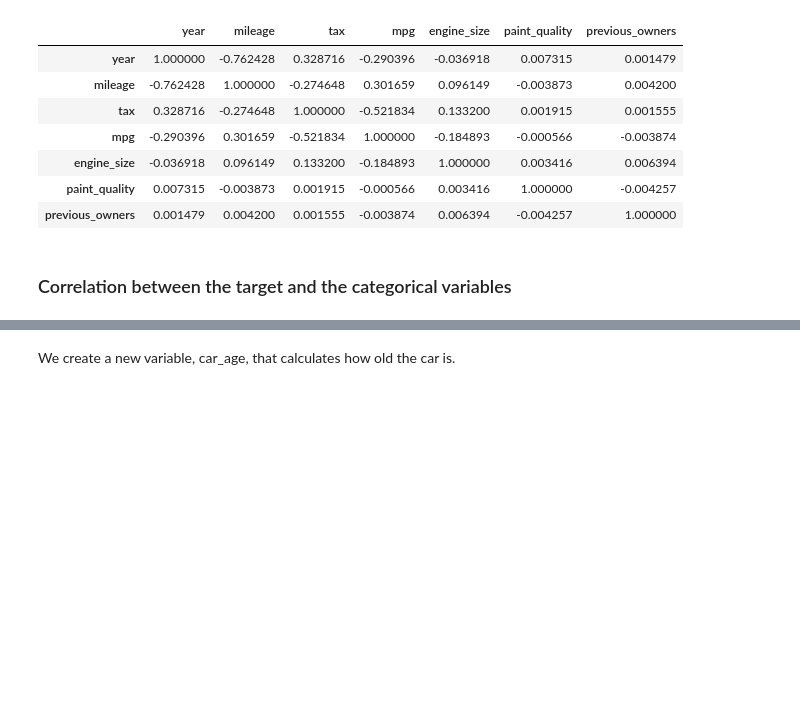
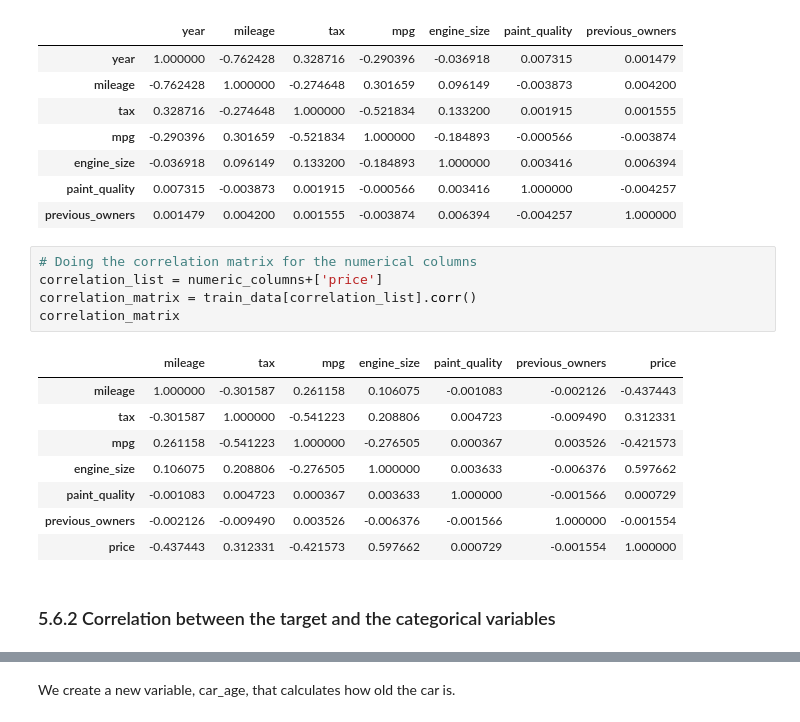
Before and after one commit to TheFriendlyTwin/Group14-Cars4You-Project, a Jupyter notebook: todo_28.10.ipynb, the cells around one changed output, grey strips where cells are left out. Cells and saved outputs as stored; diff of their text form; blank space fills up the shorter version.

```diff
--- a/todo_28.10.ipynb
+++ b/todo_28.10.ipynb
@@ -1336,5 +1396,19 @@ X_train.drop(columns = ['brand', 'model', 'transmission', 'fuel_type', 'has_dama
 | engine_size | -0.036918 | 0.096149 | 0.133200 | -0.184893 | 1.000000 | 0.003416 | 0.006394 |
 | paint_quality | 0.007315 | -0.003873 | 0.001915 | -0.000566 | 0.003416 | 1.000000 | -0.004257 |
 | previous_owners | 0.001479 | 0.004200 | 0.001555 | -0.003874 | 0.006394 | -0.004257 | 1.000000 |
+# %%
+# Doing the correlation matrix for the numerical columns
+correlation_list = numeric_columns+['price']
+correlation_matrix = train_data[correlation_list].corr()
+correlation_matrix
+# %% [output]
+|  | mileage | tax | mpg | engine_size | paint_quality | previous_owners | price |
+| mileage | 1.000000 | -0.301587 | 0.261158 | 0.106075 | -0.001083 | -0.002126 | -0.437443 |
+| tax | -0.301587 | 1.000000 | -0.541223 | 0.208806 | 0.004723 | -0.009490 | 0.312331 |
+| mpg | 0.261158 | -0.541223 | 1.000000 | -0.276505 | 0.000367 | 0.003526 | -0.421573 |
+| engine_size | 0.106075 | 0.208806 | -0.276505 | 1.000000 | 0.003633 | -0.006376 | 0.597662 |
+| paint_quality | -0.001083 | 0.004723 | 0.000367 | 0.003633 | 1.000000 | -0.001566 | 0.000729 |
+| previous_owners | -0.002126 | -0.009490 | 0.003526 | -0.006376 | -0.001566 | 1.000000 | -0.001554 |
+| price | -0.437443 | 0.312331 | -0.421573 | 0.597662 | 0.000729 | -0.001554 | 1.000000 |
 # %% [markdown]
-### Correlation between the target and the categorical variables
+### 5.6.2 Correlation between the target and the categorical variables
```
Also changed, not shown: parts of 18 cells of this notebook.
